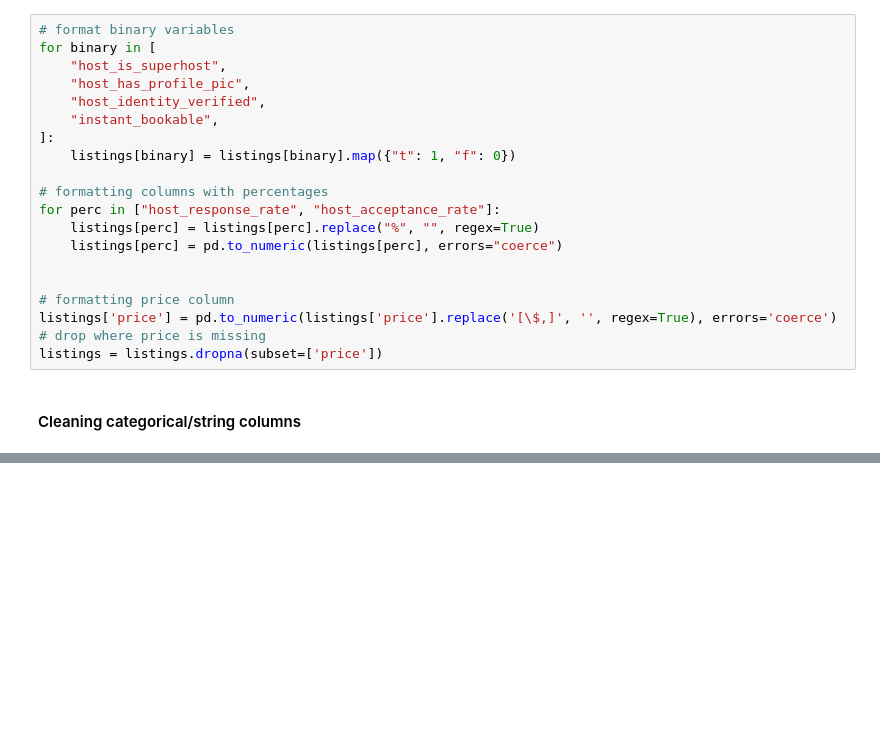
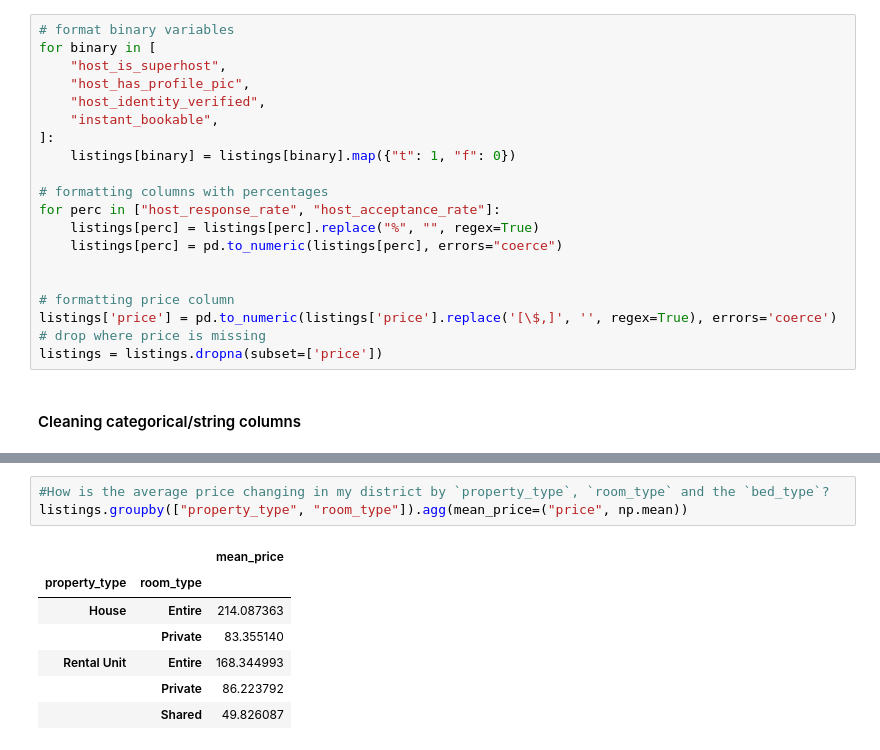
Before and after one commit to szilvasipeter2000/Data-Analysis-3, a Jupyter notebook: assignment-2/assignment2-working.ipynb, the cells around one changed output, grey strips where cells are left out. Drawn from its saved outputs; the diff is of its cells as text; blank space fills up the shorter version.

```diff
--- a/assignment-2/assignment2-working.ipynb
+++ b/assignment-2/assignment2-working.ipynb
@@ -203,0 +329,11 @@ listings.T
+# %%
+#How is the average price changing in my district by `property_type`, `room_type` and the `bed_type`?
+listings.groupby(["property_type", "room_type"]).agg(mean_price=("price", np.mean))
+# %% [output]
+|  |  | mean_price |
+| property_type | room_type |  |
+| House | Entire | 214.087363 |
+|  | Private | 83.355140 |
+| Rental Unit | Entire | 168.344993 |
+|  | Private | 86.223792 |
+|  | Shared | 49.826087 |
```
Also changed, not shown: parts of 29 cells of this notebook, 1 other file.
